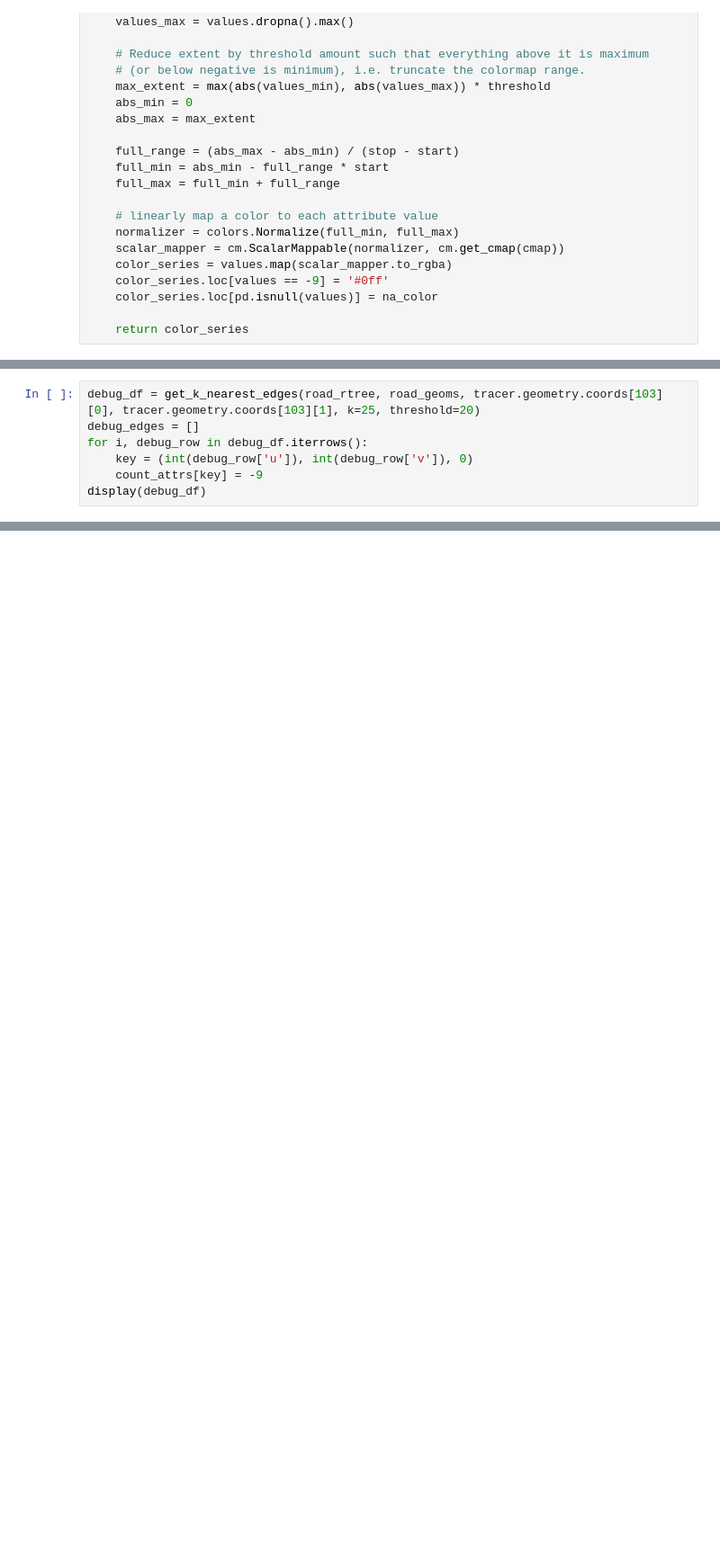
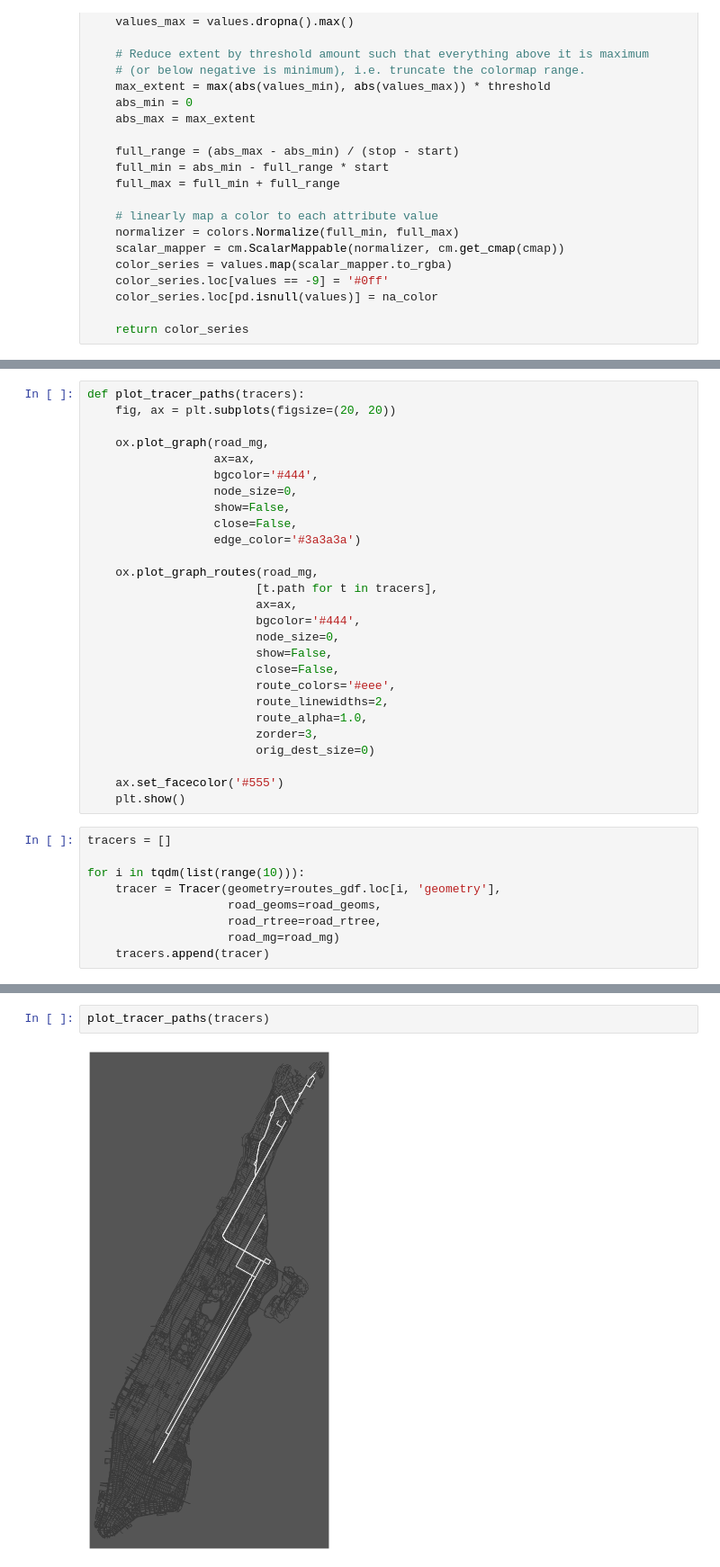
Before and after one commit to cpcarey/nyu-cusp-gtfs-bus, a Jupyter notebook: src/notebooks/shp/0103_rematch_to_osmnx.ipynb, the cells around one changed output, grey strips where cells are left out. Shown at 90% size. Cells and saved outputs as stored; diff of their text form; blank space fills up the shorter version.

Commit message:
Encapsulate tracer into class. Run on more routes.

```diff
--- a/src/notebooks/shp/0103_rematch_to_osmnx.ipynb
+++ b/src/notebooks/shp/0103_rematch_to_osmnx.ipynb
@@ -276,7 +254,0 @@ for edge in tracer.subgraph.edges:
-# %%
-debug_df = get_k_nearest_edges(road_rtree, road_geoms, tracer.geometry.coords[103][0], tracer.geometry.coords[103][1], k=25, threshold=20)
-debug_edges = []
-for i, debug_row in debug_df.iterrows():
-    key = (int(debug_row['u']), int(debug_row['v']), 0)
-    count_attrs[key] = -9
-display(debug_df)
@@ -366,0 +290,36 @@ sg_rtree = get_rtree(trace_route_subgraph, sg_geoms)
+# %%
+def plot_tracer_paths(tracers):
+    fig, ax = plt.subplots(figsize=(20, 20))
+
+    ox.plot_graph(road_mg,
+                  ax=ax,
+                  bgcolor='#444',
+                  node_size=0,
+                  show=False,
+                  close=False,
+                  edge_color='#3a3a3a')
+
+    ox.plot_graph_routes(road_mg,
+                        [t.path for t in tracers],
+                        ax=ax,
+                        bgcolor='#444',
+                        node_size=0,
+                        show=False,
+                        close=False,
+                        route_colors='#eee',
+                        route_linewidths=2,
+                        route_alpha=1.0,
+                        zorder=3,
+                        orig_dest_size=0)
+
+    ax.set_facecolor('#555')
+    plt.show()
+# %%
+tracers = []
+
+for i in tqdm(list(range(10))):
+    tracer = Tracer(geometry=routes_gdf.loc[i, 'geometry'],
+                    road_geoms=road_geoms,
+                    road_rtree=road_rtree,
+                    road_mg=road_mg)
+    tracers.append(tracer)
@@ -366,0 +328,4 @@ sg_rtree = get_rtree(trace_route_subgraph, sg_geoms)
+# %%
+plot_tracer_paths(tracers)
+# %% [output]
+[figure, added]
```
Also changed, not shown: parts of 25 cells of this notebook.
